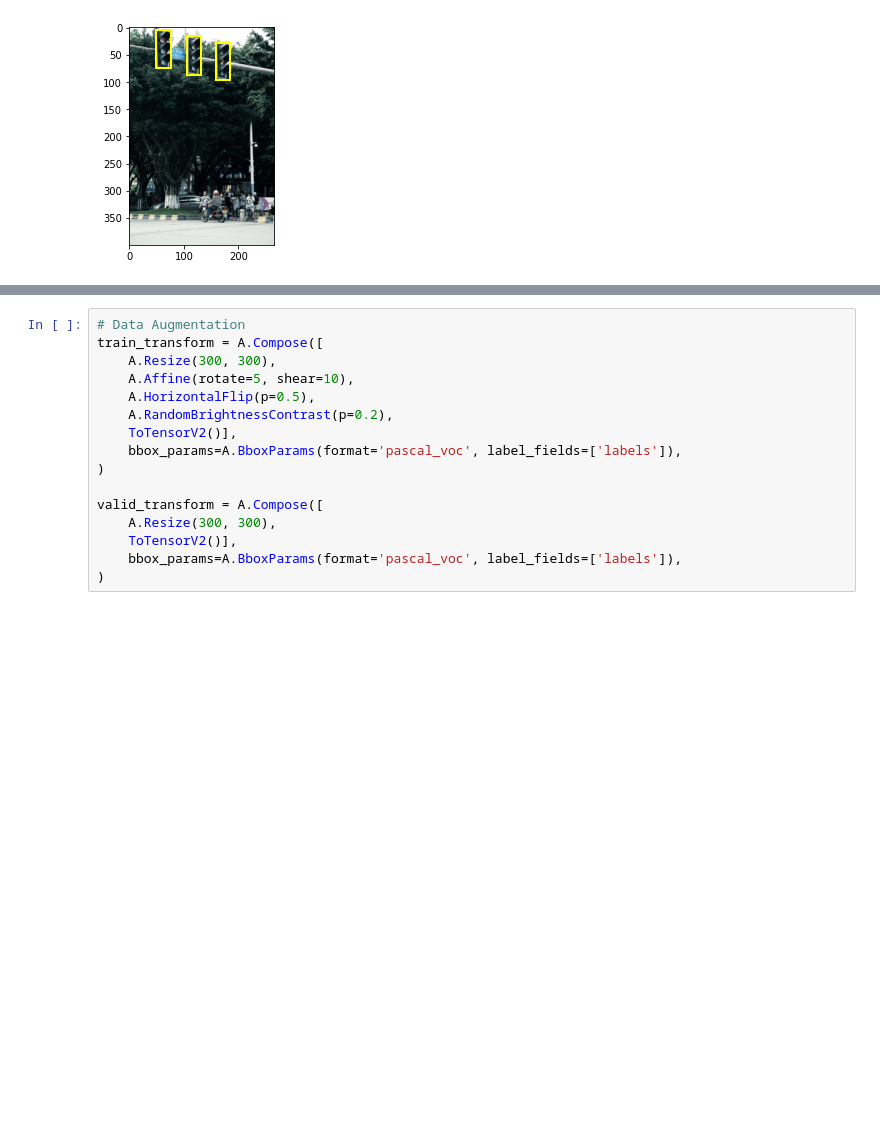
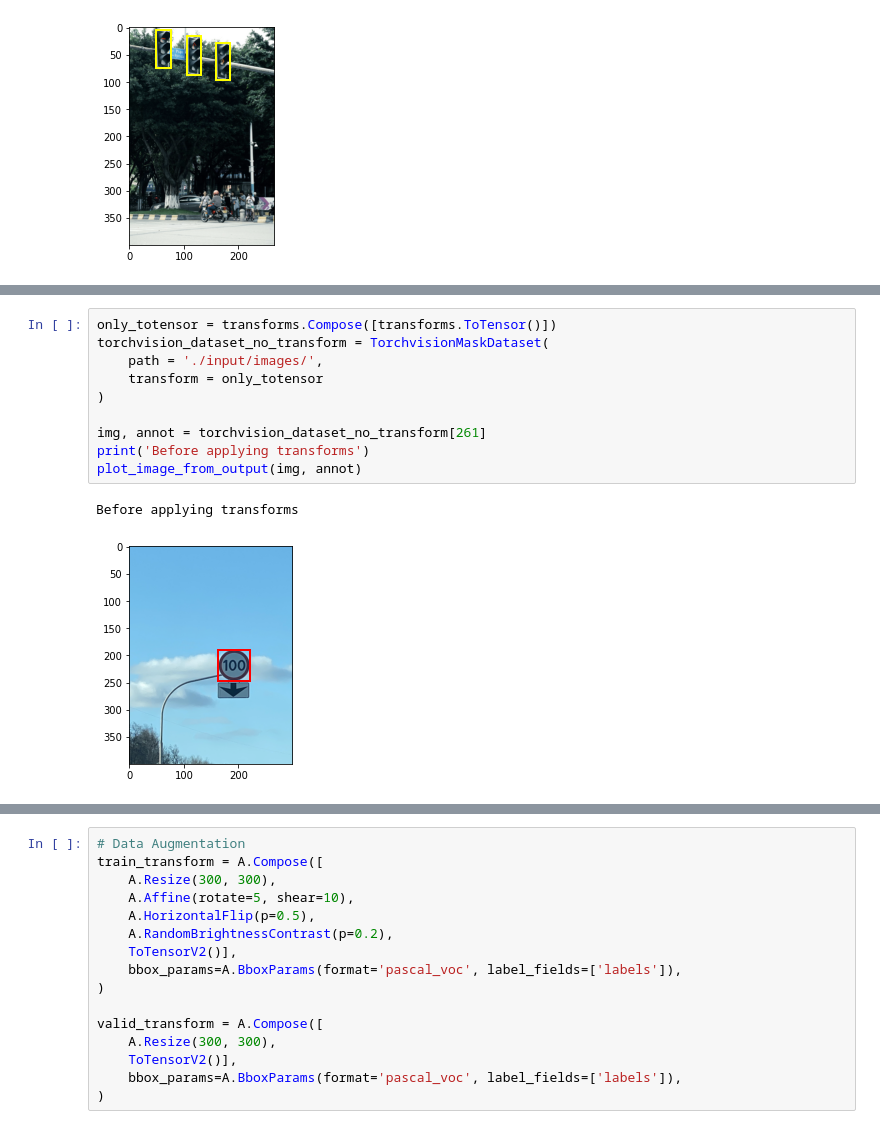
Before and after one commit to hungryPanko/MultipleObjectDetection, a Jupyter notebook: test.ipynb, the cells around one changed output, grey strips where cells are left out. Cells and saved outputs as stored; diff of their text form; blank space fills up the shorter version.

```diff
--- a/test.ipynb
+++ b/test.ipynb
@@ -188,0 +291,13 @@ plot_image(img_list[n], bbox)
+# %%
+only_totensor = transforms.Compose([transforms.ToTensor()])
+torchvision_dataset_no_transform = TorchvisionMaskDataset(
+    path = './input/images/',
+    transform = only_totensor
+)
+
+img, annot = torchvision_dataset_no_transform[261]
+print('Before applying transforms')
+plot_image_from_output(img, annot)
+# %% [output]
+Before applying transforms
+[figure, added]
```
Also changed, not shown: parts of 32 cells of this notebook.
